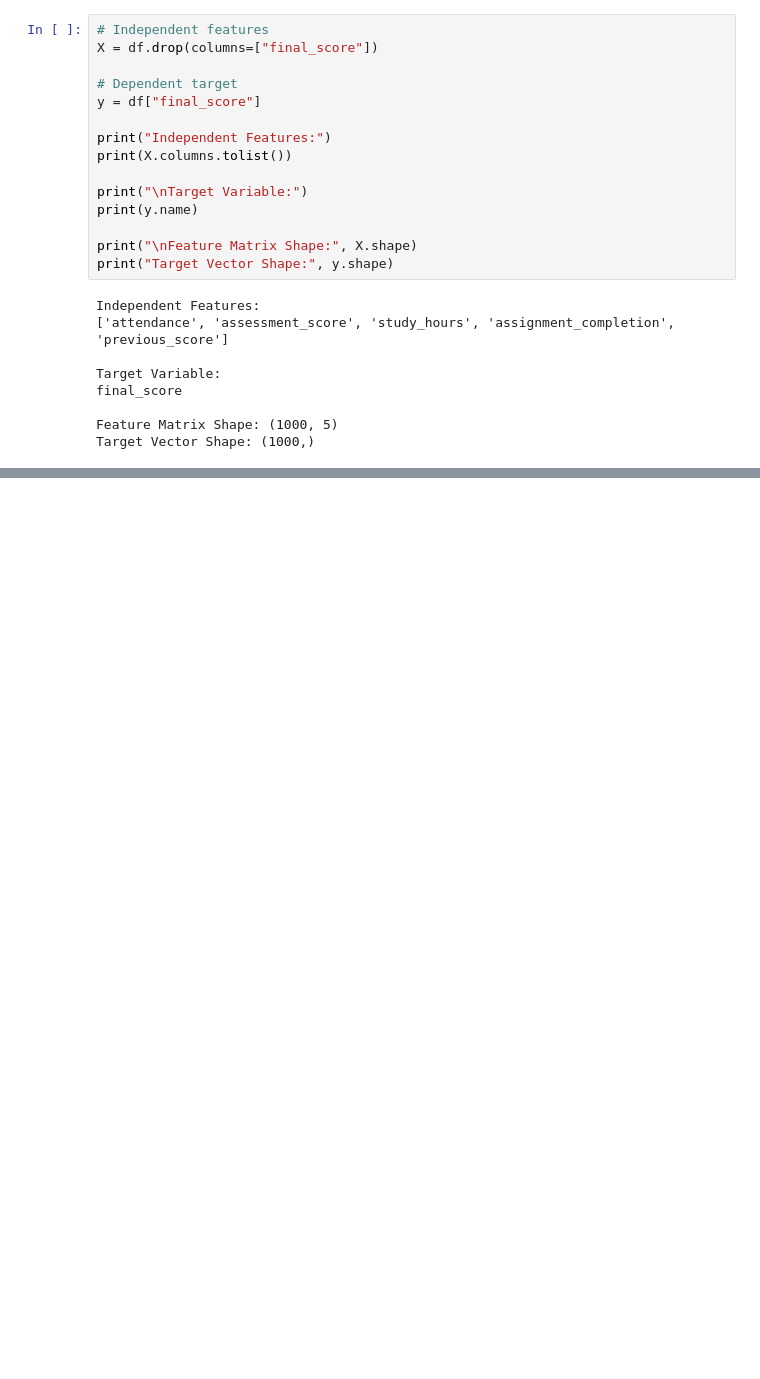
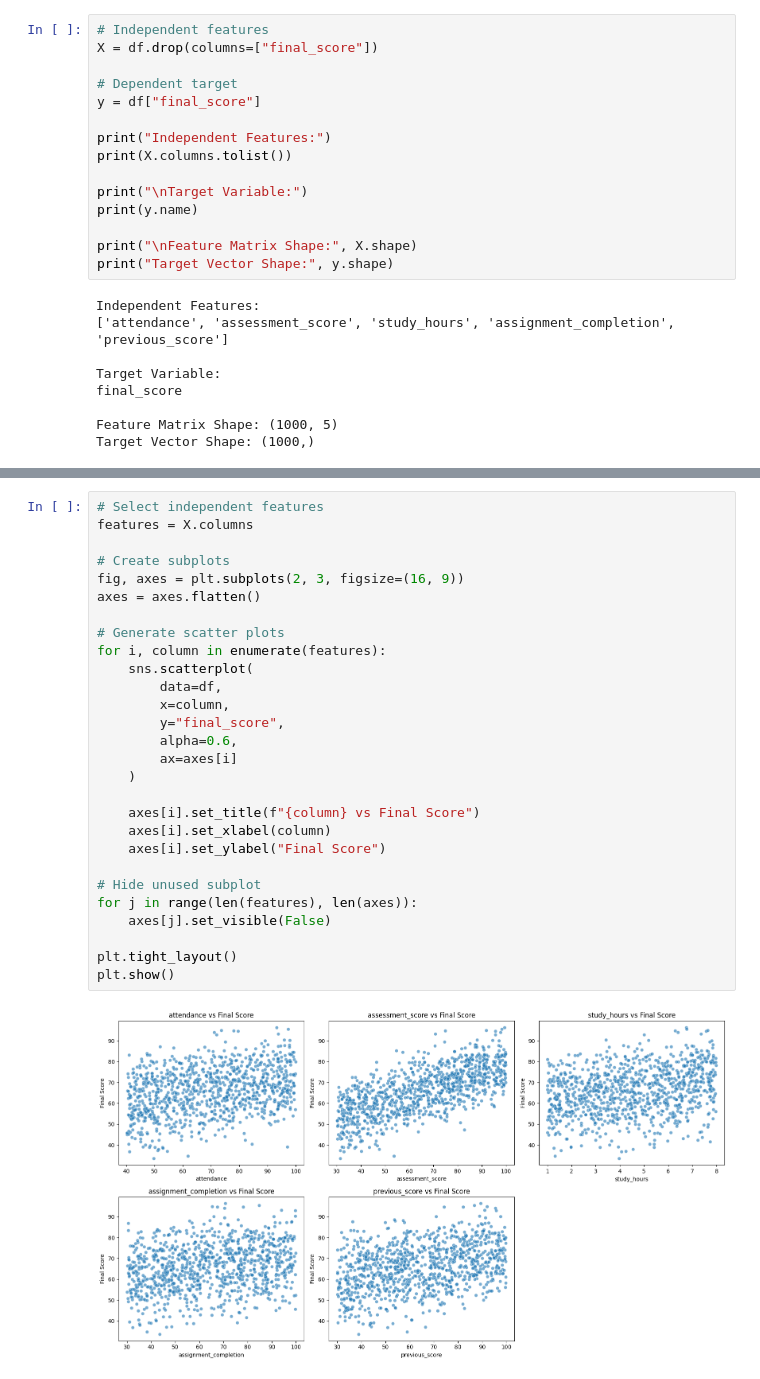
Before and after one commit to TanmayChauhan123/InsightPulse, a Jupyter notebook: notebooks/exploration.ipynb, the cells around one changed output, grey strips where cells are left out. Cells and saved outputs as stored; diff of their text form; blank space fills up the shorter version.

```diff
--- a/notebooks/exploration.ipynb
+++ b/notebooks/exploration.ipynb
@@ -158,0 +486,30 @@ Target Vector Shape: (1000,)
+# %%
+# Select independent features
+features = X.columns
+
+# Create subplots
+fig, axes = plt.subplots(2, 3, figsize=(16, 9))
+axes = axes.flatten()
+
+# Generate scatter plots
+for i, column in enumerate(features):
+    sns.scatterplot(
+        data=df,
+        x=column,
+        y="final_score",
+        alpha=0.6,
+        ax=axes[i]
+    )
+
+    axes[i].set_title(f"{column} vs Final Score")
+    axes[i].set_xlabel(column)
+    axes[i].set_ylabel("Final Score")
+
+# Hide unused subplot
+for j in range(len(features), len(axes)):
+    axes[j].set_visible(False)
+
+plt.tight_layout()
+plt.show()
+# %% [output]
+[figure, added]
```
Also changed, not shown: parts of 30 cells of this notebook.
